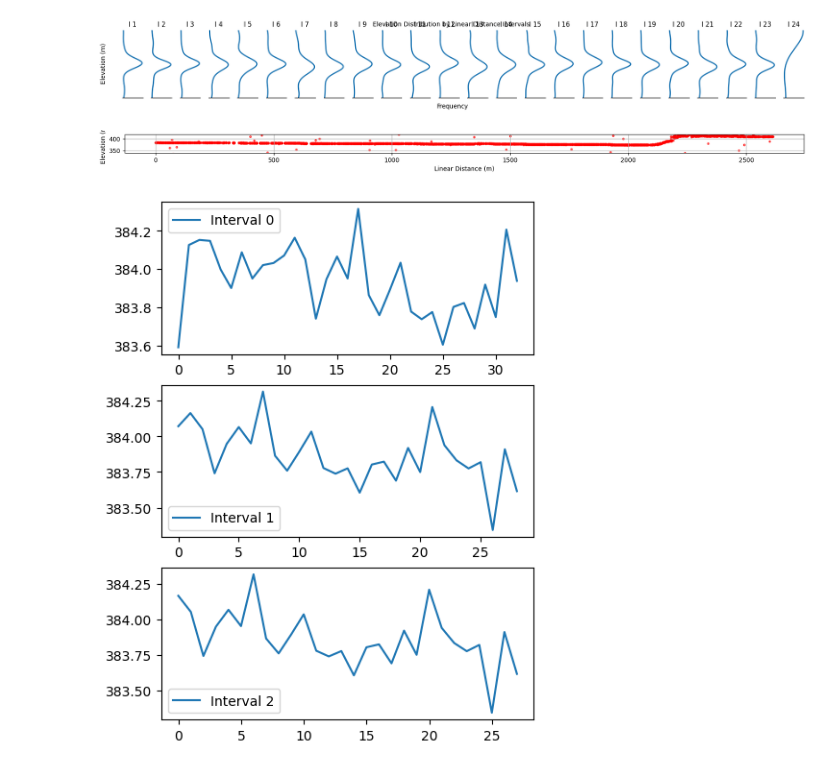
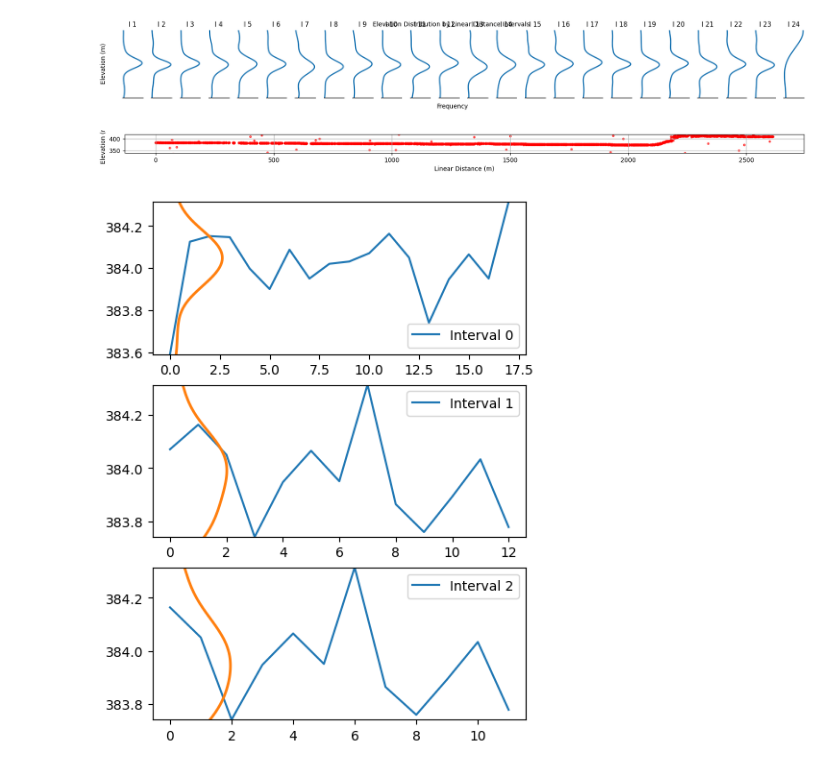
Before and after one commit to 1kaiser/ICESAT2, a Jupyter notebook: ICESAT2_tracks_intersection_plotting.ipynb, the cells around one changed output. Cells and saved outputs as stored; diff of their text form; code cells hidden in the pictures.

Commit message:
graph

```diff
--- a/ICESAT2_tracks_intersection_plotting.ipynb
+++ b/ICESAT2_tracks_intersection_plotting.ipynb
@@ -887,39 +887,44 @@ for i in range(1, len(lat)):
     dist[i] = dist[i-1] + haversine(lat[i-1], lon[i-1], lat[i], lon[i])
 
 
-interval = 20
+interval = 10
 spacing = 3
 # Partition the data into intervals of interval meters with a spacing of spacing meters
 dist_intervals = []
 for i in range(len(dist)):
     if dist[i] % interval == 0:
         dist_intervals.append((dist[i], dist[i] + interval))
     elif dist[i] % interval >= spacing:
         dist_intervals.append((dist[i], dist[i] + interval))
 num_intervals = len(dist_intervals)
 elev_intervals = [np.array([]) for i in range(num_intervals)]
 for i in range(num_intervals):
     mask = (dist_intervals[i][0] <= dist) & (dist < dist_intervals[i][0] + interval) & (~np.isnan(elev))
     elev_intervals[i] = elev[mask]
     if (len(elev_intervals[i]) == 1):
       elev_intervals[i] = elev_intervals[i - 1]
 
 # Create a figure and axes
 fig, axes = plt.subplots(nrows=3, figsize=(5,7))
-
+num_bins = 100
+from scipy.stats import gaussian_kde
 # For each partitioned interval, plot the elevation data
 for i in range(3):
     # start = intervals[i].astype(int)
     # end = intervals[i+1].astype(int)
     axes[i].plot(elev_intervals[i], label='Interval {}'.format(i))
+    x = np.linspace(np.min(elev_intervals[i]), np.max(elev_intervals[i]), num_bins)
+    kde = gaussian_kde(elev_intervals[i])
+    axes[i].plot( kde(x), x, linewidth=2)
+    axes[i].set_ylim(np.min(x), np.max(x))
     # axes[i].scatter(interval/2, np.median(elev[start:end]), s=10, label='Interval {}'.format(i))
     # axes[i].scatter(interval/2, np.mean(elev[start:end]), s=10, c ='r', label='Interval {}'.format(i))
     axes[i].legend()
 
 plt.show()
 # %% [output]
 [figure]
-[figure, old version]
+[figure, new version]
 # %%
 interval = 10
 spacing = 1
```
Also changed, not shown: parts of 1 cell of this notebook.
